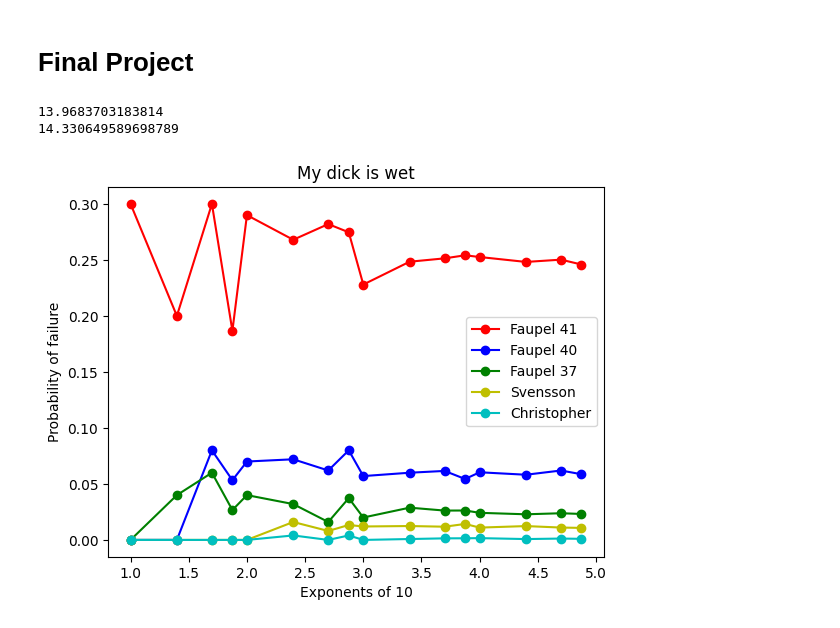
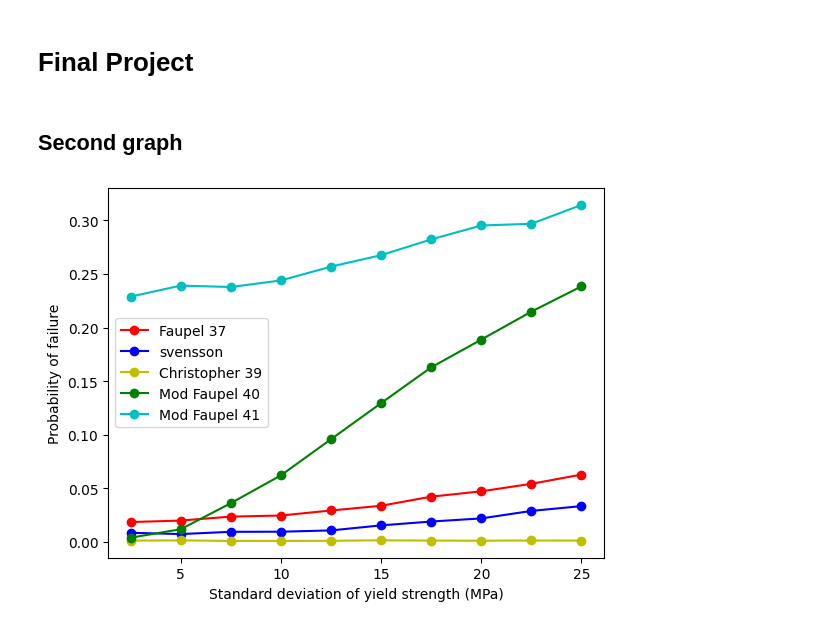
Before and after one commit to rafagarci/fiscom-bucho, a Jupyter notebook: project.ipynb, the cells around one changed output. Cells and saved outputs as stored; diff of their text form; code cells hidden in the pictures.

```diff
--- a/project.ipynb
+++ b/project.ipynb
@@ -25,8 +25,8 @@ D_i_sd = 0.5
 # Generate random vars
 def P_o():
     return np.random.normal(loc = P_o_mean, scale = P_o_sd)
-def sigma_y():
-    return np.random.normal(loc = sigma_y_mean, scale = sigma_y_sd)
+def sigma_y(sd = sigma_y_sd):
+    return np.random.normal(loc = sigma_y_mean, scale = sd)
 def sigma_u():
     return np.random.normal(loc = sigma_u_mean, scale = sigma_u_sd)
 def D_o():
@@ -66,12 +66,6 @@ def mod_faupel_41(sigma_u, sigma_y, D_o, D_i):
     P_b *= (1 + (0.65 * (1 - (sigma_y / sigma_u))))
     P_b *= np.log(D_o / D_i)
     return P_b
-# %%
-print(mod_faupel_40(sigma_u(), sigma_y(), D_o(), D_i()))
-print(mod_faupel_41(sigma_u(), sigma_y(), D_o(), D_i()))
-# %% [output]
-13.9683703183814
-14.330649589698789
 # %%
 # Simulate 1000
 
@@ -142,5 +136,64 @@ _ = plt.legend(loc = 'best')
 _ = plt.title('My dick is wet')
 _ = plt.xlabel('Exponents of 10')
 _ = plt.ylabel('Probability of failure')
-# %% [output]
-[figure, removed]
+# %% [markdown]
+## Second graph
+# %%
+# Different sds: 0.5, 0.75, ..., 3.25
+sds = [sd for sd in np.arange(2.5, 27.5, 2.5)]
+
+# Final probabilities for each method (faupel, christopher, ...)
+probs_faupel_37 = np.array([])
+probs_svensson_38 = np.array([])
+probs_christopher_39 = np.array([])
+probs_mod_faupel_40 = np.array([])
+probs_mod_faupel_41 = np.array([])
+
+# 10000 random vars for each sd
+n = 10000
+
+for sd in sds:
+
+    faupel_37_vars = np.array([])
+    svensson_38_vars = np.array([])
+    christopher_39_vars = np.array([])
+    mod_faupel_40_vars = np.array([])
+    mod_faupel_41_vars = np.array([])
+
+    P_o_vars = np.array([])
+
+    # Simulate 1000 probabilities of failure for each SD of yield strength
+    for i in range(n):
+
+        # Simulate a var and put in in the respective array
+        faupel_37_vars = np.append(faupel_37_vars, faupel_37(sigma_y(sd = sd), sigma_u(),  D_o(), D_i()))
+        svensson_38_vars = np.append(svensson_38_vars, svensson_38(sigma_u(), sigma_y(sd = sd), 0.15, D_o(), D_i()))
+        mod_faupel_40_vars = np.append(mod_faupel_40_vars, mod_faupel_40(sigma_u(), sigma_y(sd = sd), D_o(), D_i()))
+        christopher_39_vars = np.append(christopher_39_vars, christopher_39(sigma_u(), sigma_y(sd = sd), D_o(), D_i()))
+        P_o_vars = np.append(P_o_vars, P_o())
+        mod_faupel_41_vars = np.append(mod_faupel_41_vars, mod_faupel_41(sigma_u(), sigma_y(sd = sd), D_o(), D_i()))
+
+    # Check if smaller than P_o
+    smaller_than_P_o_faupel_37 = faupel_37_vars < P_o_vars
+    smaller_than_P_o_svensson_38 = svensson_38_vars < P_o_vars
+    smaller_than_P_o_christopher_39 = christopher_39_vars < P_o_vars
+    smaller_than_P_o_mod_faupel_40 = mod_faupel_40_vars < P_o_vars
+    smaller_than_P_o_mod_faupel_41 = mod_faupel_41_vars < P_o_vars
+
+    # Adds probabilities to the final result
+    probs_faupel_37 = np.append(probs_faupel_37, np.count_nonzero(smaller_than_P_o_faupel_37) / n)
+    probs_svensson_38 = np.append(probs_svensson_38, np.count_nonzero(smaller_than_P_o_svensson_38) / n)
+    probs_christopher_39 = np.append(probs_christopher_39, np.count_nonzero(smaller_than_P_o_christopher_39) / n)
+    probs_mod_faupel_40 = np.append(probs_mod_faupel_40, np.count_nonzero(smaller_than_P_o_mod_faupel_40) / n)
+    probs_mod_faupel_41 = np.append(probs_mod_faupel_41, np.count_nonzero(smaller_than_P_o_mod_faupel_41) / n)
+
+_ = plt.plot(sds, probs_faupel_37, '-or', label = 'Faupel 37')
+_ = plt.plot(sds, probs_svensson_38, '-ob', label = 'svensson' )
+_ = plt.plot(sds, probs_christopher_39, '-oy', label = 'Christopher 39' )
+_ = plt.plot(sds, probs_mod_faupel_40, '-og', label = 'Mod Faupel 40')
+_ = plt.plot(sds, probs_mod_faupel_41, '-oc', label = 'Mod Faupel 41')
+_ = plt.ylabel('Probability of failure')
+_ = plt.xlabel('Standard deviation of yield strength (MPa)')
+_ = plt.legend(loc = 'best')
+# %% [output]
+[figure, added]
```
